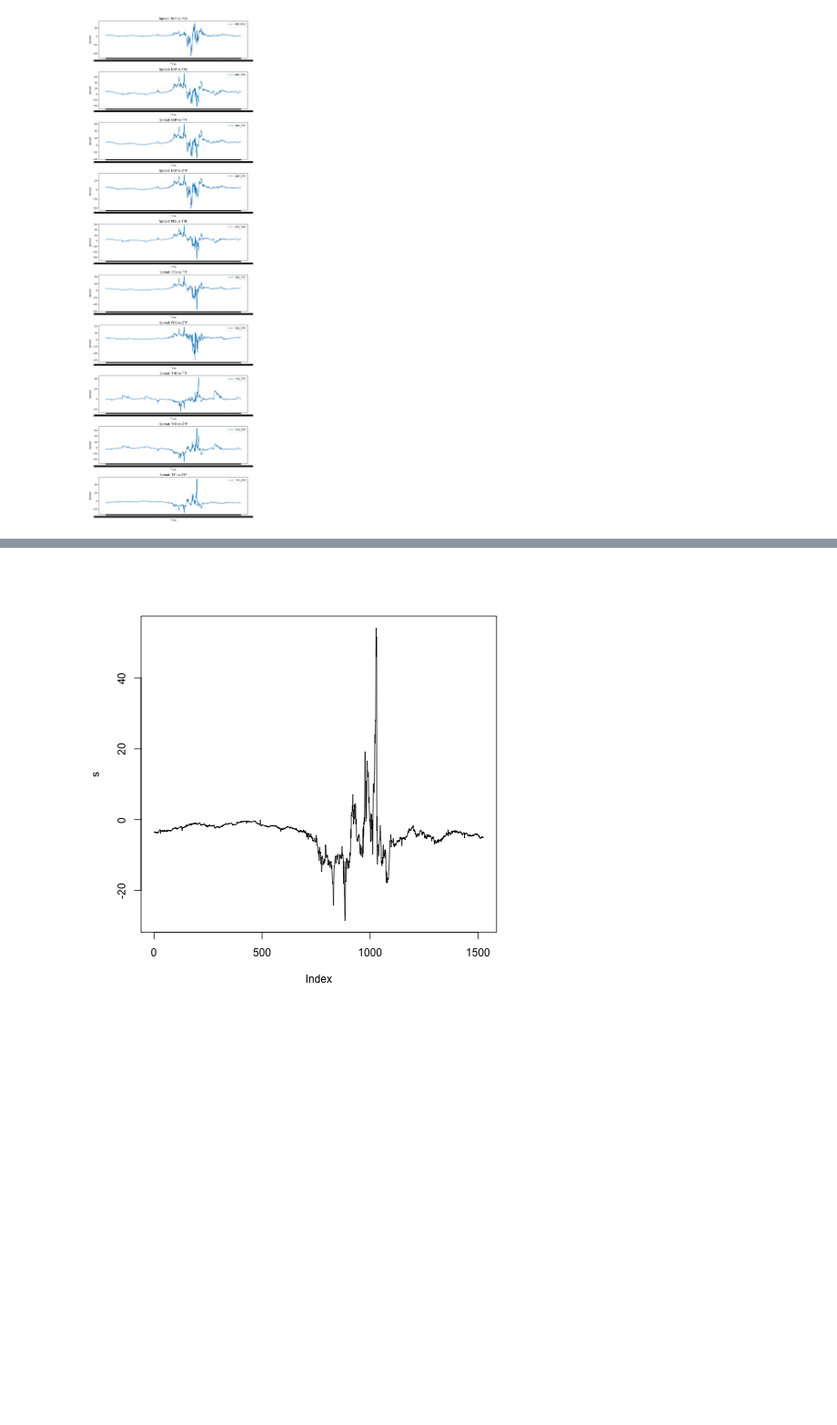
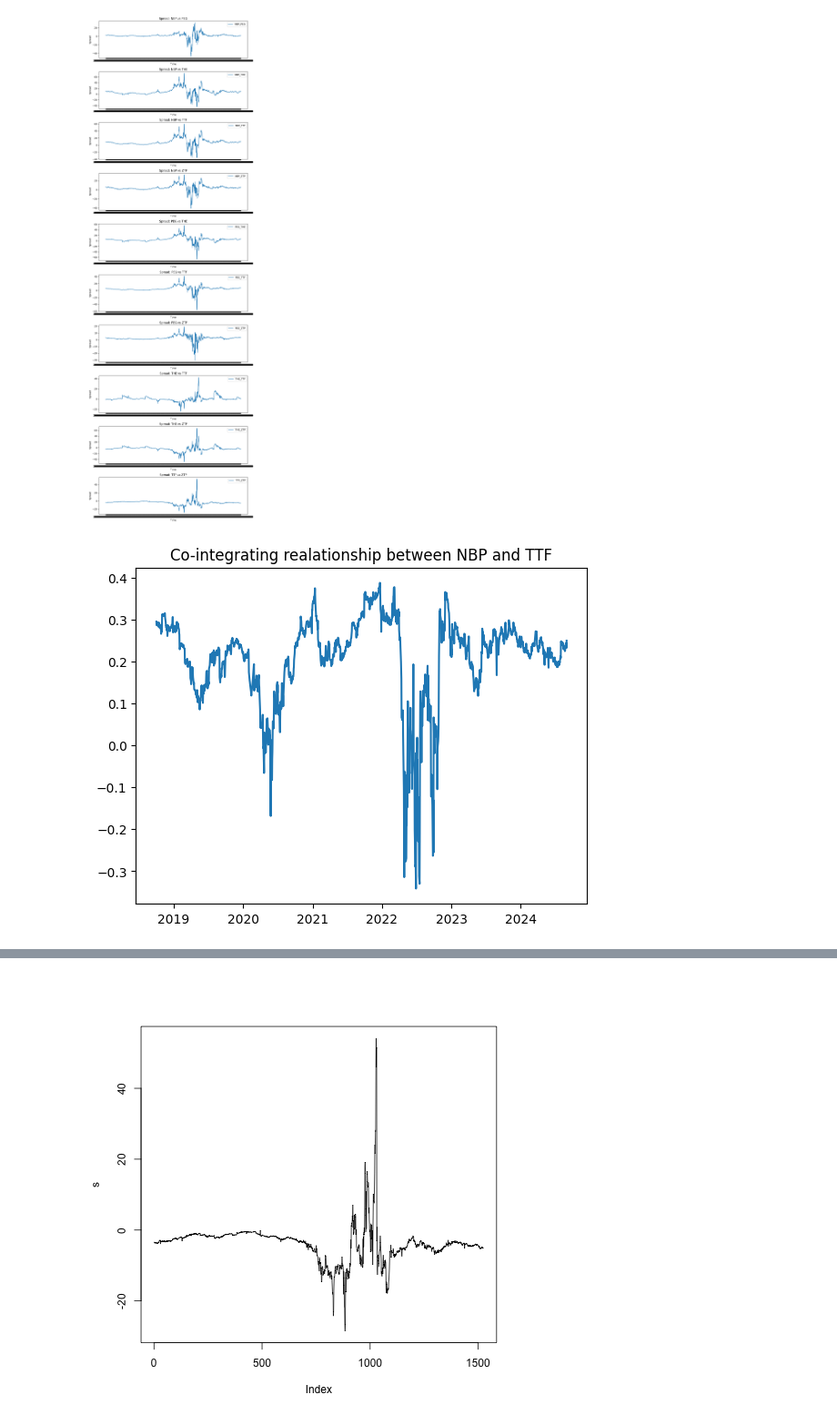
Before and after one commit to sindrjha/statistical-arbitrage, a Jupyter notebook: data_alignment.ipynb, the cells around one changed output, grey strips where cells are left out. Shown at 91% size. Drawn from its saved outputs; the diff is of its cells as text; code cells hidden in the pictures; blank space fills up the shorter version.

```diff
--- a/data_alignment.ipynb
+++ b/data_alignment.ipynb
@@ -437,3 +946,10 @@ plt.tight_layout()
 plt.show()
 # %% [output]
 [figure]
+# %%
+plt.plot(combined_hubs.index, combined_hubs["NBP"] - 0.9263*combined_hubs["TTF"])
+plt.title("Co-integrating realationship between NBP and TTF")
+
+plt.show()
+# %% [output]
+[figure, added]
```
Also changed, not shown: parts of 30 cells of this notebook, 1 other file.
